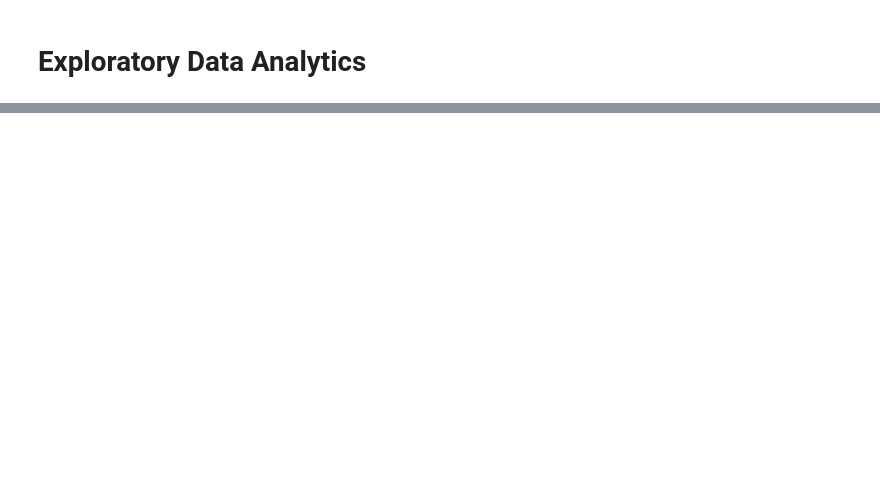
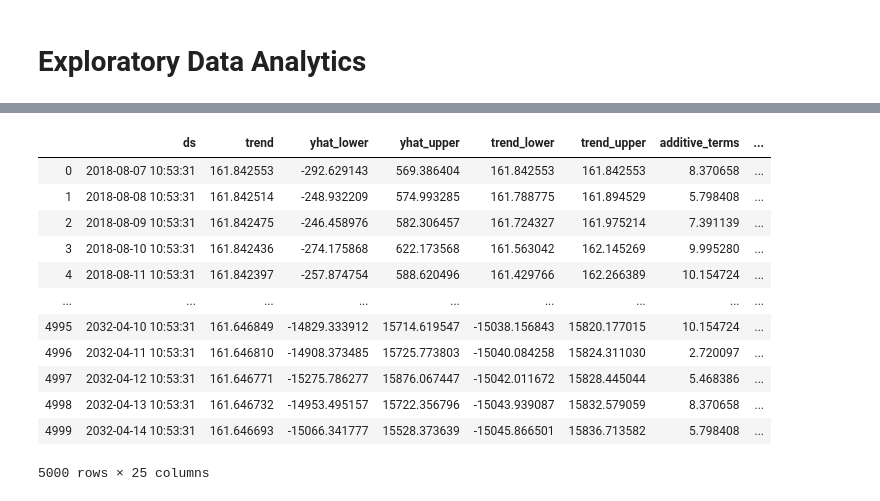
Before and after one commit to alireza-alizadegan/e-commerce-Sales, a Jupyter notebook: Sales Forecast.ipynb, the cells around one changed output, grey strips where cells are left out. Saved outputs shown, nothing was run; the diff lists cells and outputs as text; code cells hidden in the pictures; blank space fills up the shorter version.

```diff
--- a/Sales Forecast.ipynb
+++ b/Sales Forecast.ipynb
@@ -75,0 +191,16 @@ model.fit(train)
+# %%
+forecast
+# %% [output]
+|  | ds | trend | yhat_lower | yhat_upper | trend_lower | trend_upper | additive_terms | ... |
+| 0 | 2018-08-07 10:53:31 | 161.842553 | -292.629143 | 569.386404 | 161.842553 | 161.842553 | 8.370658 | ... |
+| 1 | 2018-08-08 10:53:31 | 161.842514 | -248.932209 | 574.993285 | 161.788775 | 161.894529 | 5.798408 | ... |
+| 2 | 2018-08-09 10:53:31 | 161.842475 | -246.458976 | 582.306457 | 161.724327 | 161.975214 | 7.391139 | ... |
+| 3 | 2018-08-10 10:53:31 | 161.842436 | -274.175868 | 622.173568 | 161.563042 | 162.145269 | 9.995280 | ... |
+| 4 | 2018-08-11 10:53:31 | 161.842397 | -257.874754 | 588.620496 | 161.429766 | 162.266389 | 10.154724 | ... |
+| ... | ... | ... | ... | ... | ... | ... | ... | ... |
+| 4995 | 2032-04-10 10:53:31 | 161.646849 | -14829.333912 | 15714.619547 | -15038.156843 | 15820.177015 | 10.154724 | ... |
+| 4996 | 2032-04-11 10:53:31 | 161.646810 | -14908.373485 | 15725.773803 | -15040.084258 | 15824.311030 | 2.720097 | ... |
+| 4997 | 2032-04-12 10:53:31 | 161.646771 | -15275.786277 | 15876.067447 | -15042.011672 | 15828.445044 | 5.468386 | ... |
+| 4998 | 2032-04-13 10:53:31 | 161.646732 | -14953.495157 | 15722.356796 | -15043.939087 | 15832.579059 | 8.370658 | ... |
+| 4999 | 2032-04-14 10:53:31 | 161.646693 | -15066.341777 | 15528.373639 | -15045.866501 | 15836.713582 | 5.798408 | ... |
+5000 rows × 25 columns
```
Also changed, not shown: parts of 22 cells of this notebook, 5 other files.
